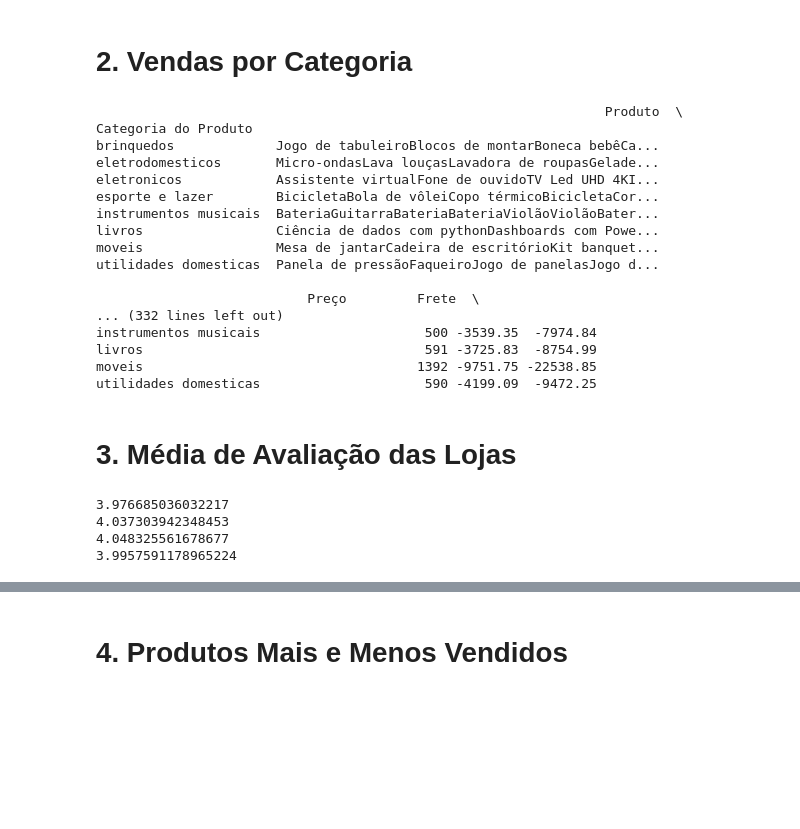
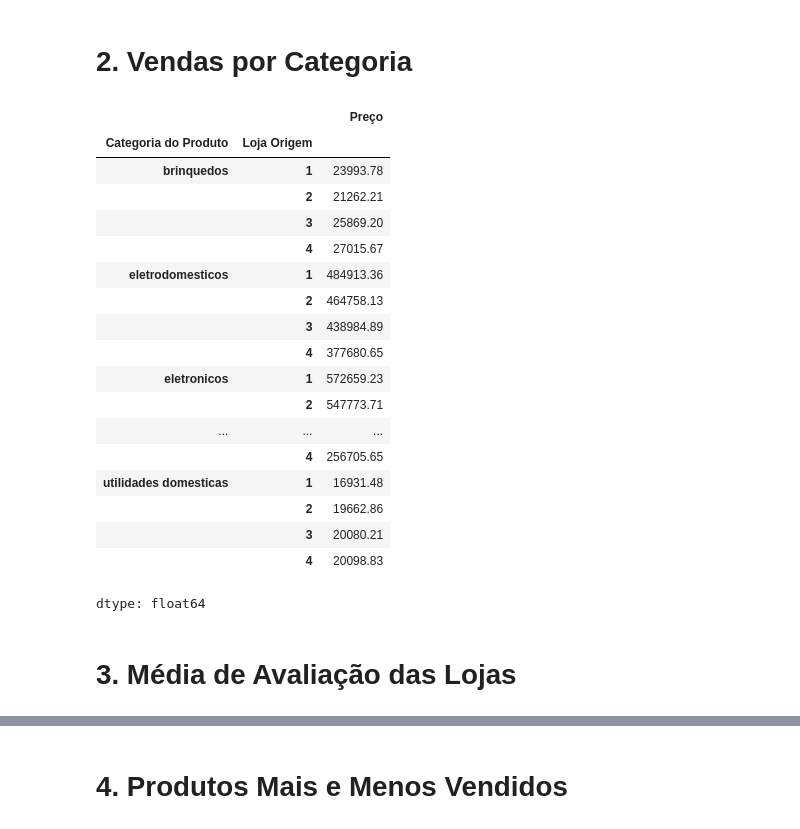
Before and after one commit to Sarmentos/Challenge-Alura-Store, a Jupyter notebook: AluraStoreBr.ipynb, the cells around one changed output, grey strips where cells are left out. Cells and saved outputs as stored; diff of their text form; code cells hidden in the pictures; blank space fills up the shorter version.

```diff
--- a/AluraStoreBr.ipynb
+++ b/AluraStoreBr.ipynb
@@ -26,2 +45,4 @@ loja.head()
+# %%
+df = pd.DataFrame(todas_lojas)
 # %% [markdown]
 #1. Análise do faturamento
@@ -43,32 +59,31 @@ print(faturamento_loja4)
 # %% [markdown]
 # 2. Vendas por Categoria
-# %%
-agrupado = loja.groupby(loja.columns[loja.columns.str.contains('categoria', case=False)][0]).sum()
-agrupado2 = loja2.groupby(loja2.columns[loja2.columns.str.contains('categoria', case=False)][0]).sum()
-agrupado3 = loja3.groupby(loja3.columns[loja3.columns.str.contains('categoria', case=False)][0]).sum()
-agrupado4 = loja4.groupby(loja4.columns[loja4.columns.str.contains('categoria', case=False)][0]).sum()
-# %%
-print(agrupado)
-print(agrupado2)
-print(agrupado3)
-print(agrupado4)
-# %% [output]
-                                                                 Produto  \
-Categoria do Produto
-brinquedos             Jogo de tabuleiroBlocos de montarBoneca bebêCa...
-eletrodomesticos       Micro-ondasLava louçasLavadora de roupasGelade...
-eletronicos            Assistente virtualFone de ouvidoTV Led UHD 4KI...
-esporte e lazer        BicicletaBola de vôleiCopo térmicoBicicletaCor...
-instrumentos musicais  BateriaGuitarraBateriaBateriaViolãoViolãoBater...
-livros                 Ciência de dados com pythonDashboards com Powe...
-moveis                 Mesa de jantarCadeira de escritórioKit banquet...
-utilidades domesticas  Panela de pressãoFaqueiroJogo de panelasJogo d...
-
-                           Preço         Frete  \
-... (332 lines left out)
-instrumentos musicais                     500 -3539.35  -7974.84
-livros                                    591 -3725.83  -8754.99
-moveis                                   1392 -9751.75 -22538.85
-utilidades domesticas                     590 -4199.09  -9472.25
+# %%
+def agrupar_por_categoria(df):
+    coluna_categoria = df.columns[df.columns.str.contains('categoria', case=False)][0]
+    agrupado = df.groupby([coluna_categoria, 'Loja Origem']).sum(numeric_only=True)
+    return agrupado
+# %%
+agrupar_por_categoria(df)['Preço']
+# %% [output]
+|  |  | Preço |
+| Categoria do Produto | Loja Origem |  |
+| brinquedos | 1 | 23993.78 |
+|  | 2 | 21262.21 |
+|  | 3 | 25869.20 |
+|  | 4 | 27015.67 |
+| eletrodomesticos | 1 | 484913.36 |
+|  | 2 | 464758.13 |
+|  | 3 | 438984.89 |
+|  | 4 | 377680.65 |
+| eletronicos | 1 | 572659.23 |
+|  | 2 | 547773.71 |
+| ... | ... | ... |
+|  | 4 | 256705.65 |
+| utilidades domesticas | 1 | 16931.48 |
+|  | 2 | 19662.86 |
+|  | 3 | 20080.21 |
+|  | 4 | 20098.83 |
+dtype: float64
 # %% [markdown]
 # 3. Média de Avaliação das Lojas
@@ -80,10 +89,0 @@ media4 = loja4['Avaliação da compra'].mean()
-# %%
-print(media)
-print(media2)
-print(media3)
-print(media4)
-# %% [output]
-3.976685036032217
-4.037303942348453
-4.048325561678677
-3.9957591178965224
```
Also changed, not shown: parts of 14 cells of this notebook.
